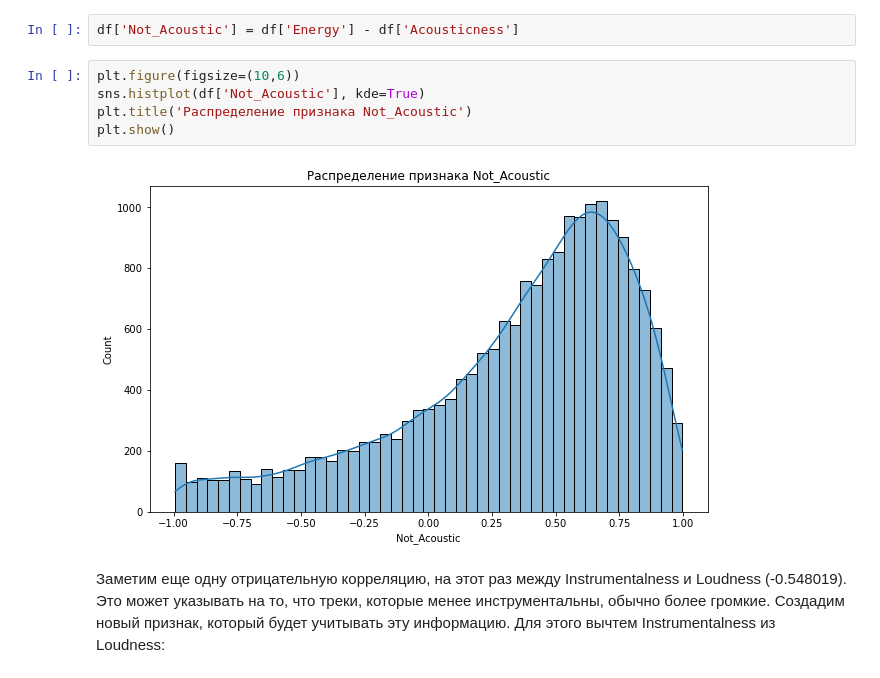
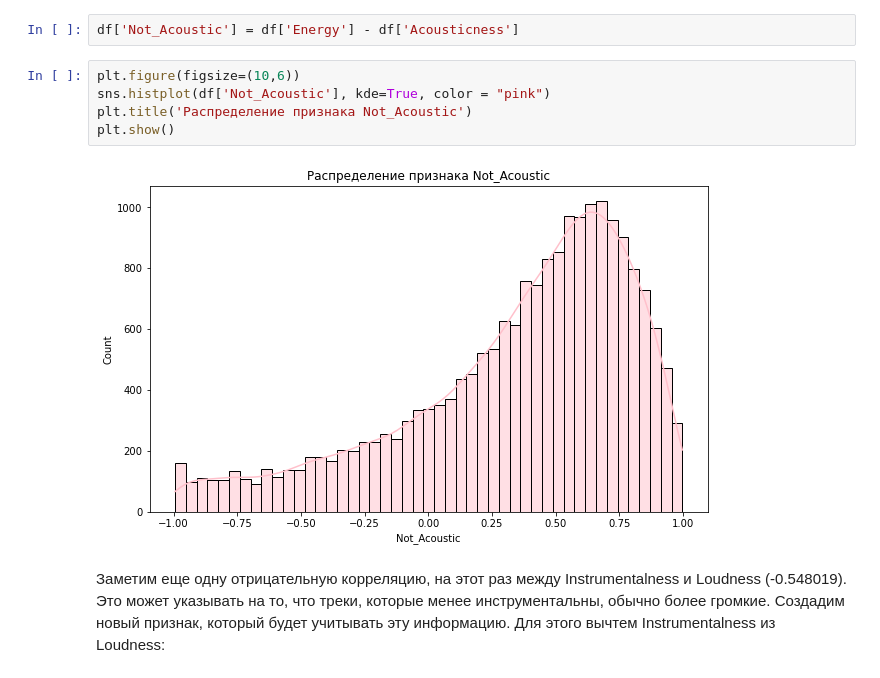
Before and after one commit to SafinaAliya/Project, a Jupyter notebook: Project.ipynb, the cells around one changed output. Drawn from its saved outputs; the diff is of its cells as text.

```diff
--- a/Project.ipynb
+++ b/Project.ipynb
@@ -250,11 +250,11 @@ plt.show()
 df['Not_Acoustic'] = df['Energy'] - df['Acousticness']
 # %%
 plt.figure(figsize=(10,6))
-sns.histplot(df['Not_Acoustic'], kde=True)
+sns.histplot(df['Not_Acoustic'], kde=True, color = "pink")
 plt.title('Распределение признака Not_Acoustic')
 plt.show()
 # %% [output]
-[figure, old version]
+[figure, new version]
 # %% [markdown]
 Заметим еще одну отрицательную корреляцию, на этот раз между Instrumentalness и Loudness (-0.548019). Это может указывать на то, что треки, которые менее инструментальны, обычно более громкие. Создадим новый признак, который будет учитывать эту информацию. Для этого вычтем Instrumentalness из Loudness:
 # %%
```
Also changed, not shown: parts of 16 cells of this notebook.
